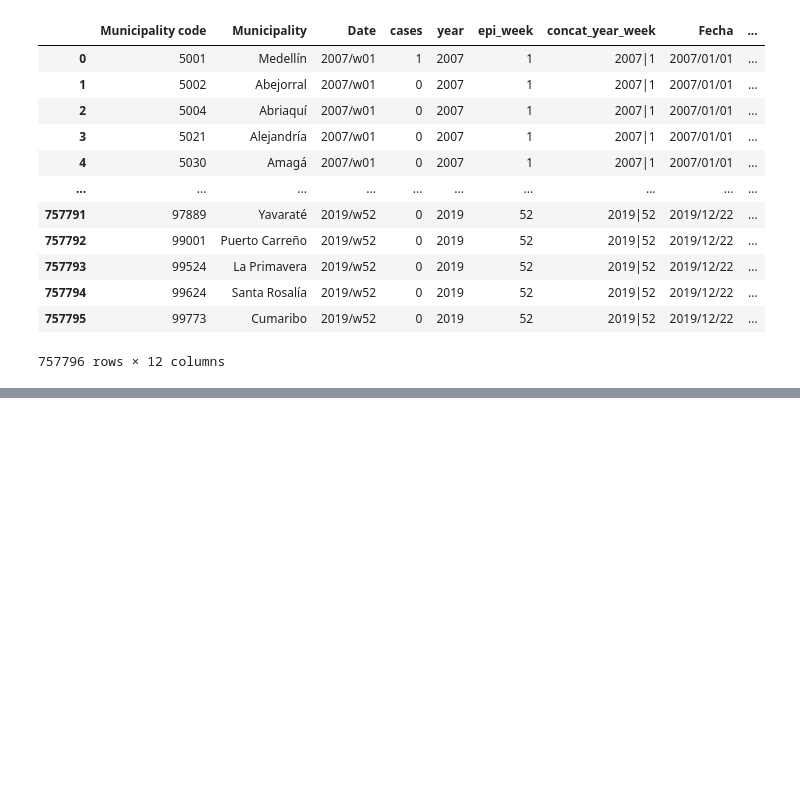
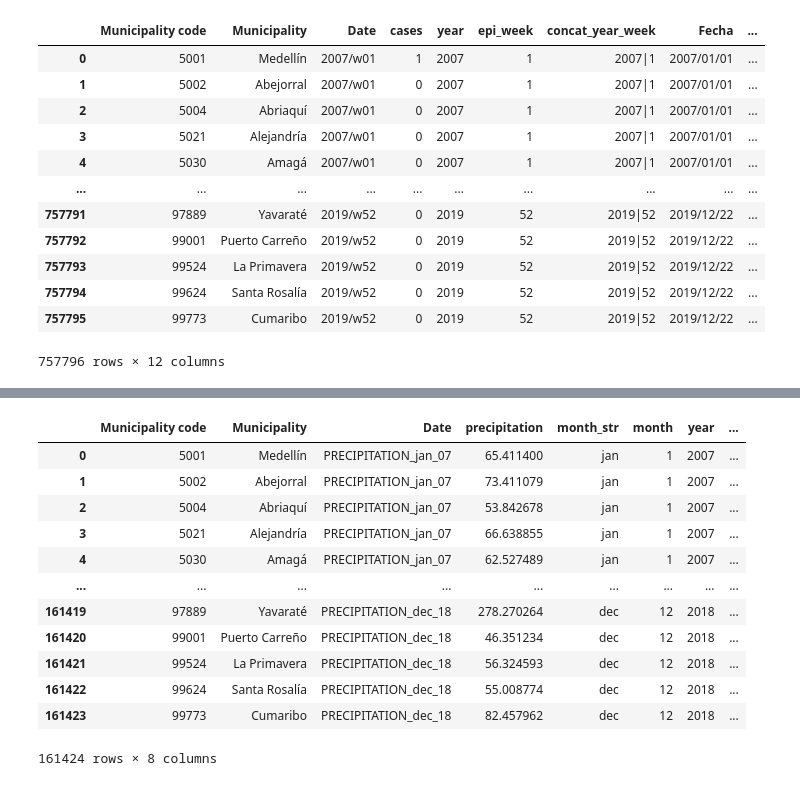
Before and after one commit to cposada8/dataton_make_health, a Jupyter notebook: EDA/Generar_data_colombia.ipynb, the cells around one changed output, grey strips where cells are left out. Saved outputs shown, nothing was run; the diff lists cells and outputs as text; code cells hidden in the pictures; blank space fills up the shorter version.

```diff
--- a/EDA/Generar_data_colombia.ipynb
+++ b/EDA/Generar_data_colombia.ipynb
@@ -947,0 +997,20 @@ Name: cases, Length: 174876, dtype: int64
+# %%
+## Add precipitation
+precipitation_data['concat_code_year_month'] = precipitation_data['Municipality code'].astype('str') + "|" + \
+                                            precipitation_data['year'].astype('str') + "|" + \
+                                            precipitation_data['month'].astype('str')
+precipitation_data
+# %% [output]
+|  | Municipality code | Municipality | Date | precipitation | month_str | month | year | ... |
+| 0 | 5001 | Medellín | PRECIPITATION_jan_07 | 65.411400 | jan | 1 | 2007 | ... |
+| 1 | 5002 | Abejorral | PRECIPITATION_jan_07 | 73.411079 | jan | 1 | 2007 | ... |
+| 2 | 5004 | Abriaquí | PRECIPITATION_jan_07 | 53.842678 | jan | 1 | 2007 | ... |
+| 3 | 5021 | Alejandría | PRECIPITATION_jan_07 | 66.638855 | jan | 1 | 2007 | ... |
+| 4 | 5030 | Amagá | PRECIPITATION_jan_07 | 62.527489 | jan | 1 | 2007 | ... |
+| ... | ... | ... | ... | ... | ... | ... | ... | ... |
+| 161419 | 97889 | Yavaraté | PRECIPITATION_dec_18 | 278.270264 | dec | 12 | 2018 | ... |
+| 161420 | 99001 | Puerto Carreño | PRECIPITATION_dec_18 | 46.351234 | dec | 12 | 2018 | ... |
+| 161421 | 99524 | La Primavera | PRECIPITATION_dec_18 | 56.324593 | dec | 12 | 2018 | ... |
+| 161422 | 99624 | Santa Rosalía | PRECIPITATION_dec_18 | 55.008774 | dec | 12 | 2018 | ... |
+| 161423 | 99773 | Cumaribo | PRECIPITATION_dec_18 | 82.457962 | dec | 12 | 2018 | ... |
+161424 rows × 8 columns
```
Also changed, not shown: parts of 27 cells of this notebook, 2 other files.
